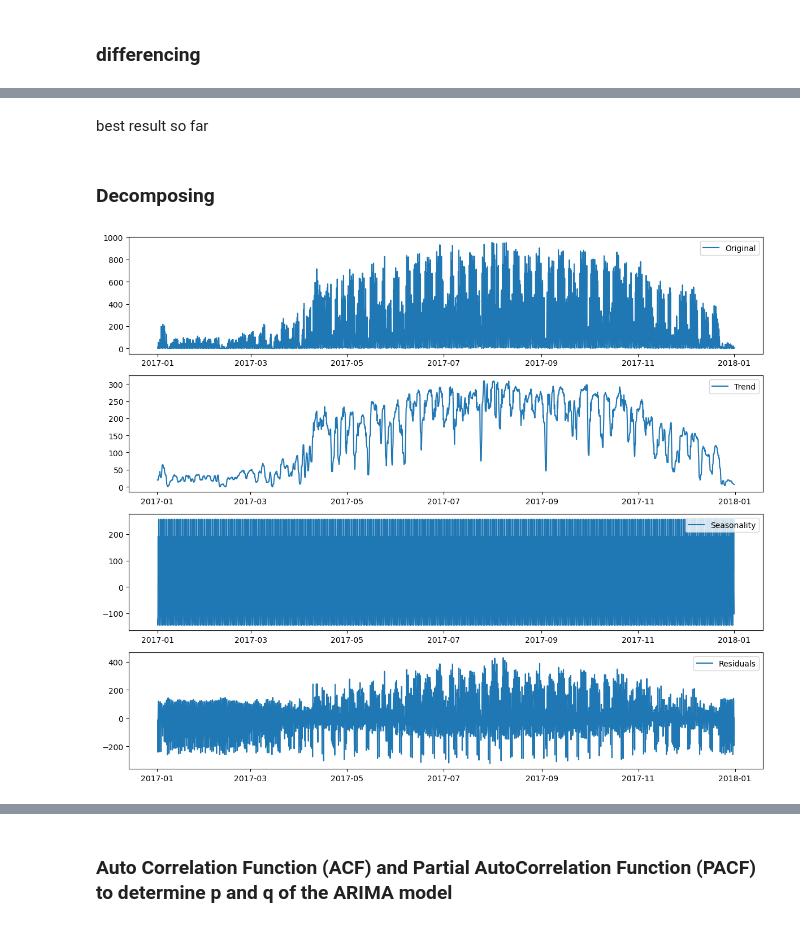
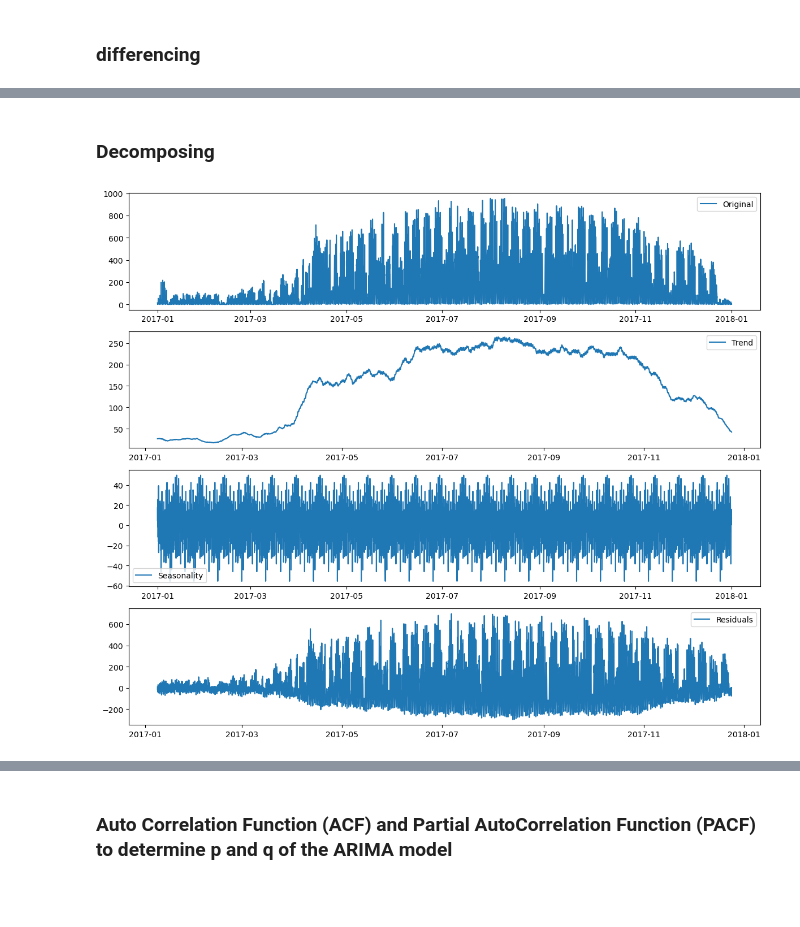
Before and after one commit to OliverSauren/AA_22_Team_14, a Jupyter notebook: Task 4_Predictive Analytics.ipynb, the cells around one changed output, grey strips where cells are left out. Saved outputs shown, nothing was run; the diff lists cells and outputs as text; code cells hidden in the pictures; blank space fills up the shorter version.

```diff
--- a/Task 4_Predictive Analytics.ipynb
+++ b/Task 4_Predictive Analytics.ipynb
@@ -68,12 +68,11 @@ rides_data
 # %%
 import statistics
 
-weather_data = pd.read_csv("weather_2017_data_cleaned.csv", parse_dates=["date_time"])
+weather_data = pd.read_csv('weather_hourly_boston_2017_cleaned.csv', parse_dates=["date_time"])
 display(weather_data)
 
 #Drop the unnecssary indexing column 'Unnamed: 0' and replace null values with values from prior rows to keep data for every hour in 2017
 weather_data = weather_data.drop('Unnamed: 0',axis=1)
-list(weather_data.columns)
 weather_data
 # %% [output]
 |  | Unnamed: 0 | date_time | max_temp | min_temp | precip |
@@ -115,5 +121,0 @@ for x in range(len(weather_data.date_time)):
-# %%
-#Assigning the list of correct dates to the column 'date_time' and sorting for "date_time" to deal with any unsorted or missorted data.
-weather_data['date_time'] = pd.Series(list_dates)
-weather_data = weather_data.sort_values("date_time")
-weather_data
@@ -152,8 +141,9 @@ weather_data
 # %% [markdown]
 # Join the datasets representing the rides and the weather
 # %%
-data = weather_data.join(rides_data, how="outer")
+data = weather_data.join(rides_data, how="left")
 data["rides_counted"] = data["rides_counted"].fillna(0)
+data.sort_index(inplace=True)
 data
 # %% [output]
 |  | max_temp | min_temp | precip | rides_counted |
@@ -469,36 +467,34 @@ dtype: float64
-# %% [markdown]
-best result so far
 # %% [markdown]
 ### Decomposing
 # %%
 from statsmodels.tsa.seasonal import seasonal_decompose
 
 # Seasonal decomposition using moving averages
-decomposition = seasonal_decompose(arimaData)
+decomposition = seasonal_decompose(arimaData, period=365)
 
 trend = decomposition.trend
 seasonal = decomposition.seasonal
 residual = decomposition.resid
 
 plt.subplot(411)
 plt.plot(arimaData, label='Original')
 plt.legend(loc='best')
 
 plt.subplot(412)
 plt.plot(trend, label='Trend')
 plt.legend(loc='best')
 
 plt.subplot(413)
 plt.plot(seasonal, label='Seasonality')
 plt.legend(loc='best')
 
 plt.subplot(414)
 plt.plot(residual, label='Residuals')
 plt.legend(loc='best')
 
 plt.tight_layout()
 # %% [output]
-[figure, old version]
+[figure, new version]
 # %%
 decompose = residual
 decompose.dropna(inplace=True)
```
Also changed, not shown: parts of 49 cells of this notebook.
